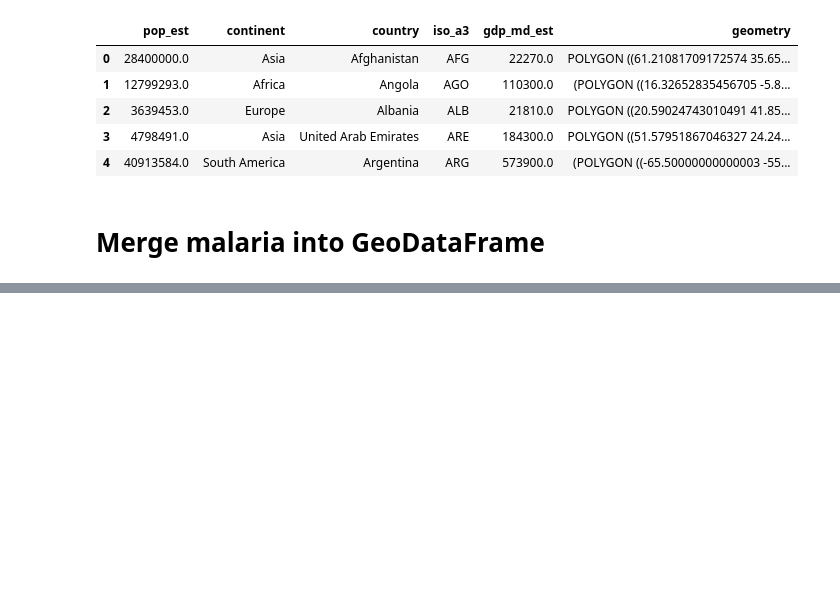
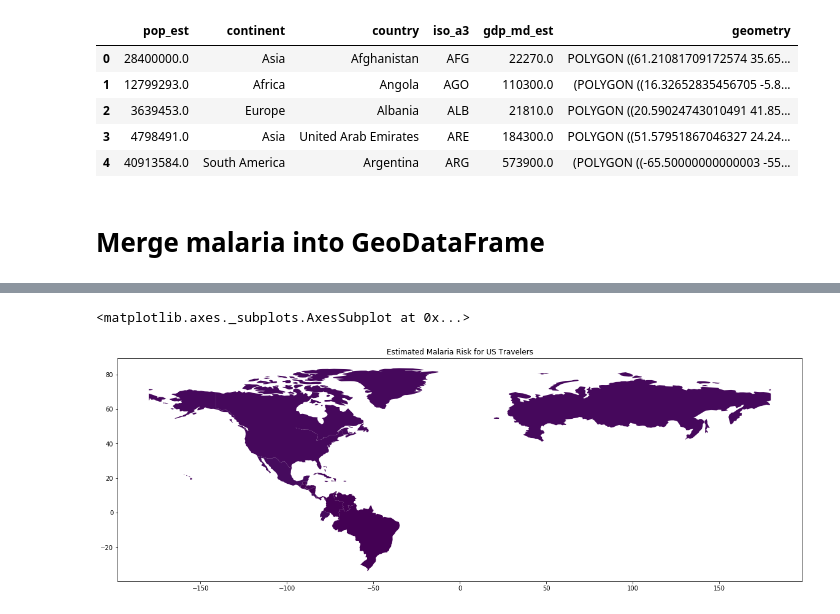
Before and after one commit to beepscore/malaria, a Jupyter notebook: malaria.ipynb, the cells around one changed output, grey strips where cells are left out. Saved outputs shown, nothing was run; the diff lists cells and outputs as text; code cells hidden in the pictures; blank space fills up the shorter version.

Commit message:
Add chloropleth map. TODO: fix map color. column estimated_risk type is category, may need to use int.

```diff
--- a/malaria.ipynb
+++ b/malaria.ipynb
@@ -81,0 +90,18 @@ KeyError: 'name'
+# %%
+# cx coordinate based indexing slice by longitude, latitude
+df_map = df_map.cx[-179:-65, 0:80]
+
+cmap = 'viridis'
+num_colors = 40
+vmin=0
+vmax=100
+
+# https://stackoverflow.com/questions/39215202/matplotlib-geopandas-plot-multiple-layers-control-figsize
+figsize = (20, 20)
+fig, ax = plt.subplots(1, 1, figsize=figsize)
+ax.set_title('Estimated Malaria Risk for US Travelers')
+
+df_map.plot(column='estimated_risk', cmap=cmap, ax=ax, k=num_colors, legend=False, vmin=vmin, vmax=vmax)
+# %% [output]
+<matplotlib.axes._subplots.AxesSubplot at 0x...>
+[figure, added]
```
Also changed, not shown: parts of 2 cells of this notebook.
